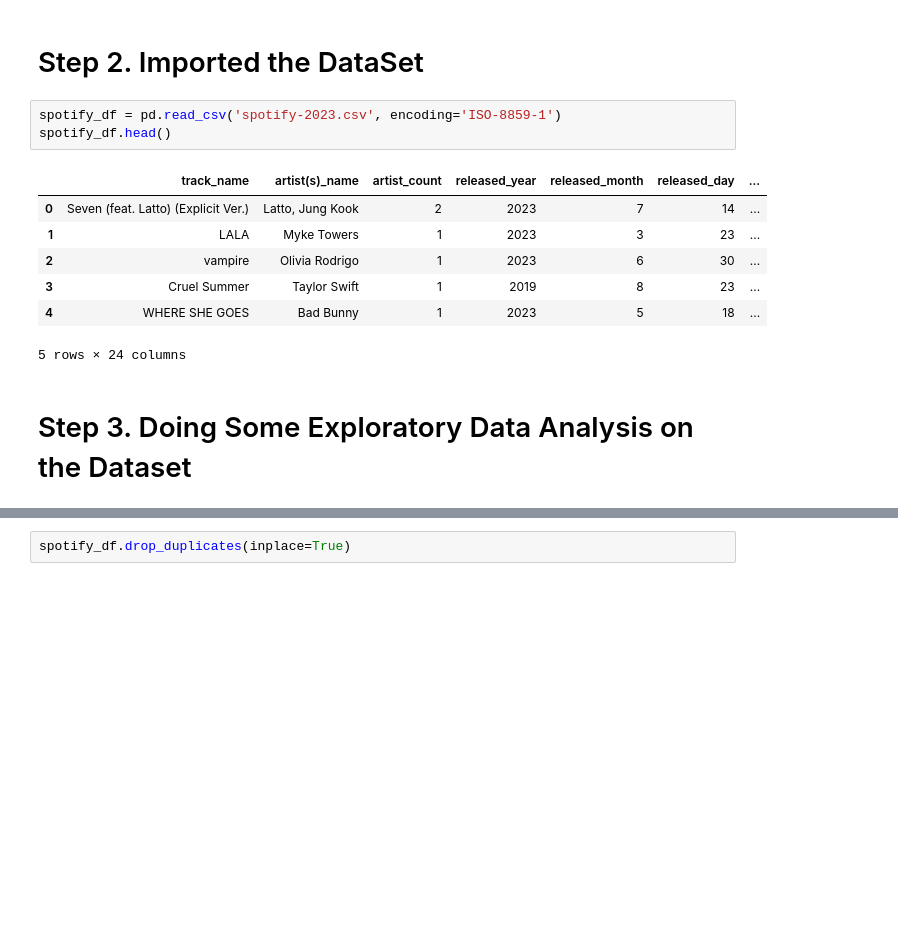
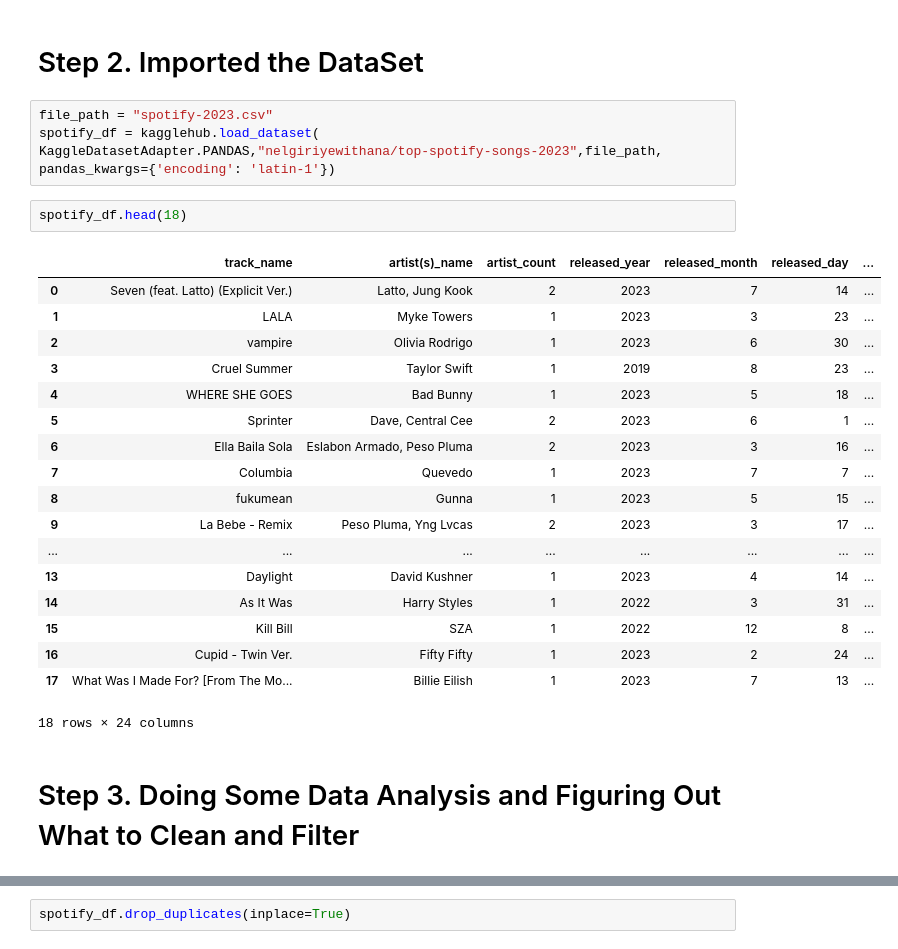
Before and after one commit to athanasiosk-it13/DSRP-Top-Spotify-Songs-2023, a Jupyter notebook: Spotify_Top_Songs_2023_Extensive_Data_Analysis_Project.ipynb, the cells around one changed output, grey strips where cells are left out. Drawn from its saved outputs; the diff is of its cells as text; blank space fills up the shorter version.

```diff
--- a/Spotify_Top_Songs_2023_Extensive_Data_Analysis_Project.ipynb
+++ b/Spotify_Top_Songs_2023_Extensive_Data_Analysis_Project.ipynb
@@ -44,18 +30,32 @@ Requirement already satisfied: threadpoolctl>=3.1.0 in /usr/local/lib/python3.11
 # %% [markdown]
 # Step 2. Imported the DataSet
-# %%
-spotify_df = pd.read_csv('spotify-2023.csv', encoding='ISO-8859-1')
-spotify_df.head()
-# %% [output]
-|  | track_name | artist(s)_name | artist_count | released_year | released_month | released_day | ... |
-| 0 | Seven (feat. Latto) (Explicit Ver.) | Latto, Jung Kook | 2 | 2023 | 7 | 14 | ... |
-| 1 | LALA | Myke Towers | 1 | 2023 | 3 | 23 | ... |
-| 2 | vampire | Olivia Rodrigo | 1 | 2023 | 6 | 30 | ... |
-| 3 | Cruel Summer | Taylor Swift | 1 | 2019 | 8 | 23 | ... |
-| 4 | WHERE SHE GOES | Bad Bunny | 1 | 2023 | 5 | 18 | ... |
-5 rows × 24 columns
+# %%
+file_path = "spotify-2023.csv"
+spotify_df = kagglehub.load_dataset(
+KaggleDatasetAdapter.PANDAS,"nelgiriyewithana/top-spotify-songs-2023",file_path, pandas_kwargs={'encoding': 'latin-1'})
+# %%
+spotify_df.head(18)
+# %% [output]
+|  | track_name | artist(s)_name | artist_count | released_year | released_month | released_day | ... |
+| 0 | Seven (feat. Latto) (Explicit Ver.) | Latto, Jung Kook | 2 | 2023 | 7 | 14 | ... |
+| 1 | LALA | Myke Towers | 1 | 2023 | 3 | 23 | ... |
+| 2 | vampire | Olivia Rodrigo | 1 | 2023 | 6 | 30 | ... |
+| 3 | Cruel Summer | Taylor Swift | 1 | 2019 | 8 | 23 | ... |
+| 4 | WHERE SHE GOES | Bad Bunny | 1 | 2023 | 5 | 18 | ... |
+| 5 | Sprinter | Dave, Central Cee | 2 | 2023 | 6 | 1 | ... |
+| 6 | Ella Baila Sola | Eslabon Armado, Peso Pluma | 2 | 2023 | 3 | 16 | ... |
+| 7 | Columbia | Quevedo | 1 | 2023 | 7 | 7 | ... |
+| 8 | fukumean | Gunna | 1 | 2023 | 5 | 15 | ... |
+| 9 | La Bebe - Remix | Peso Pluma, Yng Lvcas | 2 | 2023 | 3 | 17 | ... |
+| ... | ... | ... | ... | ... | ... | ... | ... |
+| 13 | Daylight | David Kushner | 1 | 2023 | 4 | 14 | ... |
+| 14 | As It Was | Harry Styles | 1 | 2022 | 3 | 31 | ... |
+| 15 | Kill Bill | SZA | 1 | 2022 | 12 | 8 | ... |
+| 16 | Cupid - Twin Ver. | Fifty Fifty | 1 | 2023 | 2 | 24 | ... |
+| 17 | What Was I Made For? [From The Mo... | Billie Eilish | 1 | 2023 | 7 | 13 | ... |
+18 rows × 24 columns
 # %% [markdown]
-# Step 3. Doing Some Exploratory Data Analysis on the Dataset
+# Step 3. Doing Some Data Analysis and Figuring Out What to Clean and Filter
 # %%
 spotify_df.info()
 # %% [output]
```
Also changed, not shown: parts of 17 cells of this notebook.
